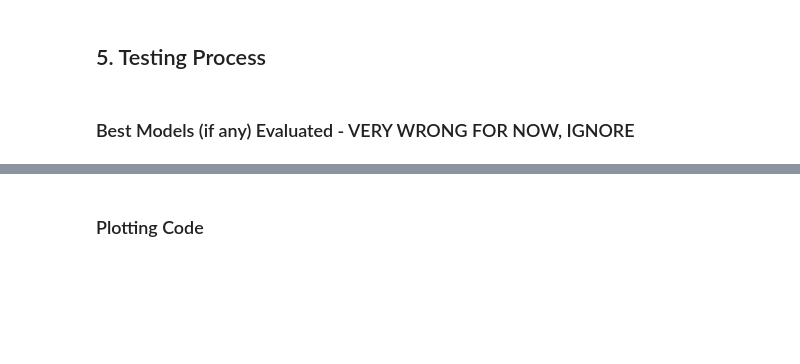
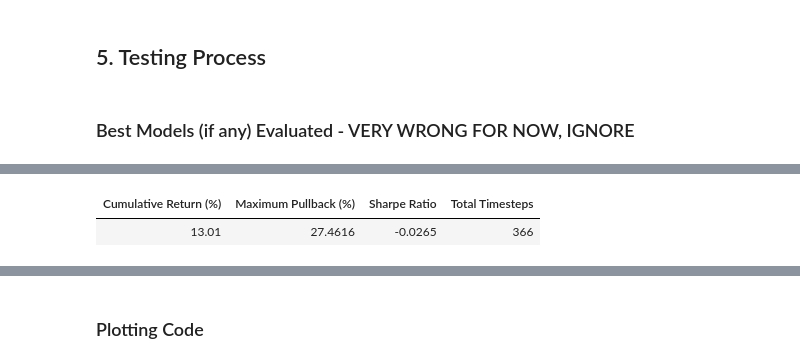
Before and after one commit to rogoson/Dissertation, a Jupyter notebook: DissertationCode.ipynb, the cells around one changed output, grey strips where cells are left out. Cells and saved outputs as stored; diff of their text form; code cells hidden in the pictures; blank space fills up the shorter version.

```diff
--- a/DissertationCode.ipynb
+++ b/DissertationCode.ipynb
@@ -386,6 +386,14 @@ for key, df in dataframes.items():
 PRICE_TRAINING_DATA = pd.DataFrame(PRICE_TRAINING_DATA)
 PRICE_VALIDATION_DATA = pd.DataFrame(PRICE_VALIDATION_DATA)
 PRICE_TESTING_DATA = pd.DataFrame(PRICE_TESTING_DATA)
+
+# Final Training Set
+PRICE_TRAINING_VALIDATION_DATA = pd.concat([PRICE_TRAINING_DATA, PRICE_VALIDATION_DATA], axis=0).reset_index(drop=True)
+AGENT_TRAINING_VALIDATION_DATA = {}
+for key, df in dataframes.items():
+    combinedSlice = pd.concat([df.iloc[:TRAINING_PERIODS], df.iloc[TRAINING_PERIODS:TRAINING_PERIODS+VALIDATION_PERIODS]], axis=0).copy()
+    normalizedCombined = (combinedSlice - combinedSlice.mean()) / combinedSlice.std()
+    AGENT_TRAINING_VALIDATION_DATA[key] = normalizedCombined.reset_index(drop=True)
 # %%
 # Thing being tested
 TESTING = {
@@ -519,14 +527,14 @@ def evaluateAgent(riskAversion, rewardFunction, agent, freq, lr, num, conf=None,
         # if strategy not in NON_RL_COMPARISON_STRATEGIES.keys() and strategy != "RANDOM":
         #nice but take up way too much space...
         # printConfiguration(agent, freq)
-        # plotAllocations([0] + action if strategy in NON_RL_COMPARISON_STRATEGIES.keys() else softmax(action), "Final Allocations")
+        # plotAllocations([0] + action if strategy in NON_RL_COMPARISON_STRATEGIES.keys() else finalAction, "Final Allocations")
         portFolder = f"portfolios/{dataType}/{num}/"
         if not os.path.exists(portFolder):
             os.makedirs(portFolder)
         np.savetxt(f"{portFolder}{(dataString.split("|")[0]).strip()}.txt", env.PORTFOLIO_VALUES, fmt='%f')
         if (strategy in RL_STRATS) and save:
             # if model.perform() #some "scoreperformance stuff"
-            saveFolder = f"save/{num}/{(dataString.split("|")[0]).strip()}/"
+            saveFolder = f"save/{dataType}/{num}/{(dataString.split("|")[0]).strip()}/"
             # Ensure the child save directory exists
             if not os.path.exists(saveFolder):
                 os.makedirs(saveFolder)
@@ -876,53 +864,30 @@ Epoch: 4 | Scores and Metrics Tabulated
 # %% [markdown]
 ### Best Models (if any) Evaluated  - VERY WRONG FOR NOW, IGNORE
 # %%
-# REPEATS = 50
+# Experiment 1
+EXP_CONFIG = {"Reward" : ["Standard Logarithmic Returns", "Differential Sharpe Ratio_0.05", "CVaR_0.5"],
+                "LSTM Output Size" : 1024,
+                "Frequency" : 48,
+                "Learning Rate" : 5e-4,
+                }
 
-# # Experiment 1
-# EXP_CONFIG = {"Reward" : ["Standard Logarithmic Returns", "Differential Sharpe Ratio_0.01", "CVaR_0.5"],
-#                 "LSTM Output Size" : 512,
-#                 "Frequency" : 36,
-#                 "Environments" : 0,
-#                 "Learning Rate" : 5e-4,
-#                 }
+#this will actually test them too lol
+def trainTestingAgents():
+    TESTING["REWARD FUNCTION"] = True
+    for r in EXP_CONFIG["Reward"]:
+        trainingLoop(
+            riskAversion=(float(r.split("_")[1]) if r.split("_")[0] == "CVaR" else 0),
+            rewardFunction=r.split("_")[0] if "CVaR" in r else r,
+            freq=EXP_CONFIG["Frequency"],
+            lstmOutputSize=EXP_CONFIG["LSTM Output Size"],
+            lr=EXP_CONFIG["Learning Rate"],
+            conf = "Reward Function-" + r + " | " + "Strategy-PPOLSTM",
+            evalType = "testing"
+        )
+    TESTING["REWARD FUNCTION"] = False
 
-# # Very hacky
-# # Config 1
-# def func():
-#     for r in EXP_CONFIG["Reward"]:
-#             trainingLoop(
-#             riskAversion=(float(r.split("_")[1]) if r.split("_")[0] == "CVaR" else 0),
-#             rewardFunction=r.split("_")[0] if "CVaR" in r else r,
-#             freq=EXP_CONFIG["Frequency"],
-#             parr=EXP_CONFIG["Environments"],
-#             lstmOutputSize=EXP_CONFIG["LSTM Output Size"],
-#             lr=EXP_CONFIG["Learning Rate"],
-#             conf = "Reward Function-" + r + " | " + "Strategy-PPOLSTM" + " | " + "Experiment 1",
-#         )
-
-# allResults = defaultdict(list)
-
-# def runFinal(func, folderExtension):
-#     #terrible code forgive me
-#     global STRATEGIES
-#     STRATEGIES = ["PPOLSTM"]
-#     global allResults
-#     global RANDOM_REPEATS
-
-#     print("=" * 50)
-#     TESTING["REWARD FUNCTION"] = True
-#     func()
-#     STRATEGIES = ["RANDOM"]
-#     while RANDOM_REPEATS > 0:
-#         trainingLoop()
-
-#     plotPerformance("REWARD FUNCTION", folderExtension)
-#     TESTING["REWARD FUNCTION"] = False
-#     print("=" * 50)
-#     tabulateResults()
-#     allResults = defaultdict(list)
-#     RANDOM_REPEATS = 200
-
-# RUN_FINAL = False
-# if RUN_FINAL:
-#     runFinal(func, "Testing")
+TRAINING_WINDOWS = ((TRAINING_PERIODS + VALIDATION_PERIODS - EPISODE_LENGTH) // TIMESTEP_SHIFT) + 1
+RUN_FINAL = True
+if RUN_FINAL:
+    trainTestingAgents()
+# %% [output]
@@ -928,0 +895,2 @@ Epoch: 4 | Scores and Metrics Tabulated
+| Cumulative Return (%) | Maximum Pullback (%) | Sharpe Ratio | Total Timesteps |
+| 13.01 | 27.4616 | -0.0265 | 366 |
```
Also changed, not shown: parts of 7 cells of this notebook.
